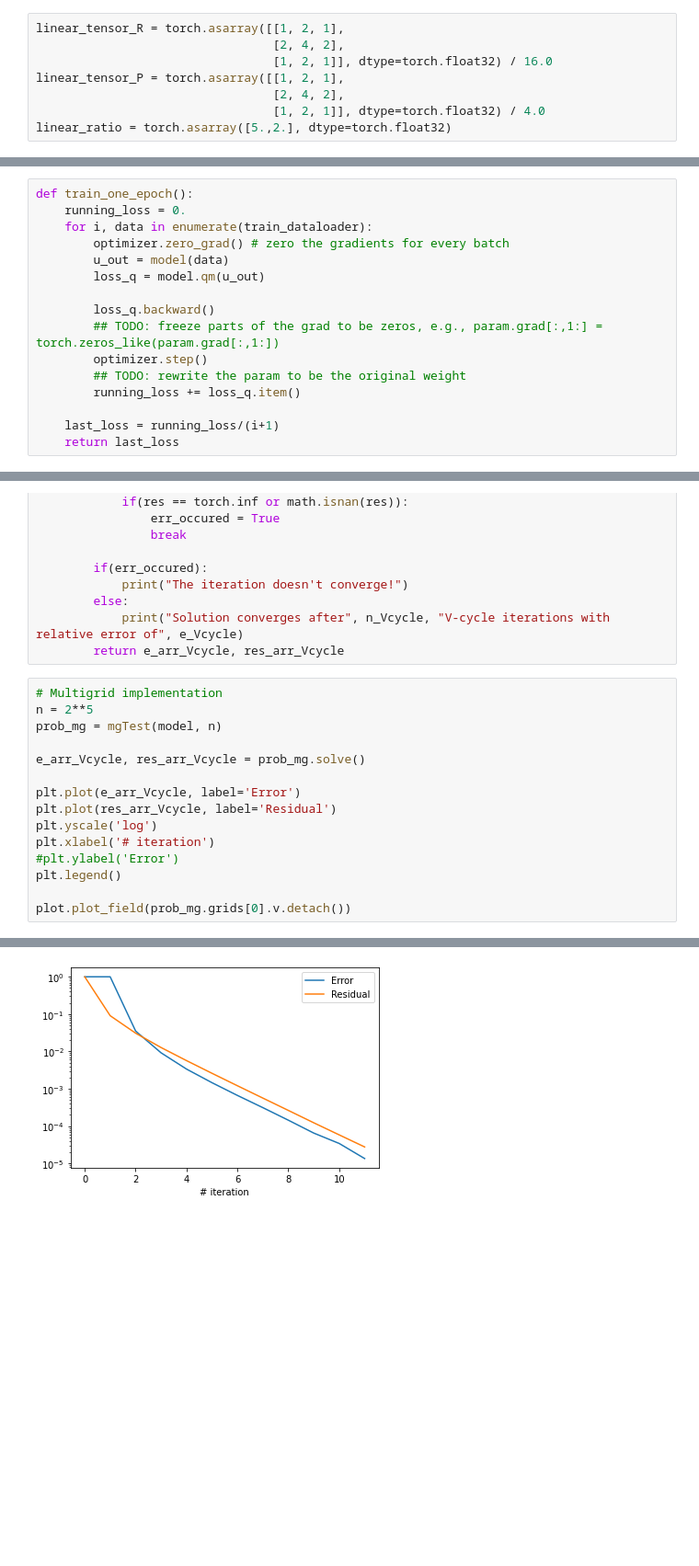
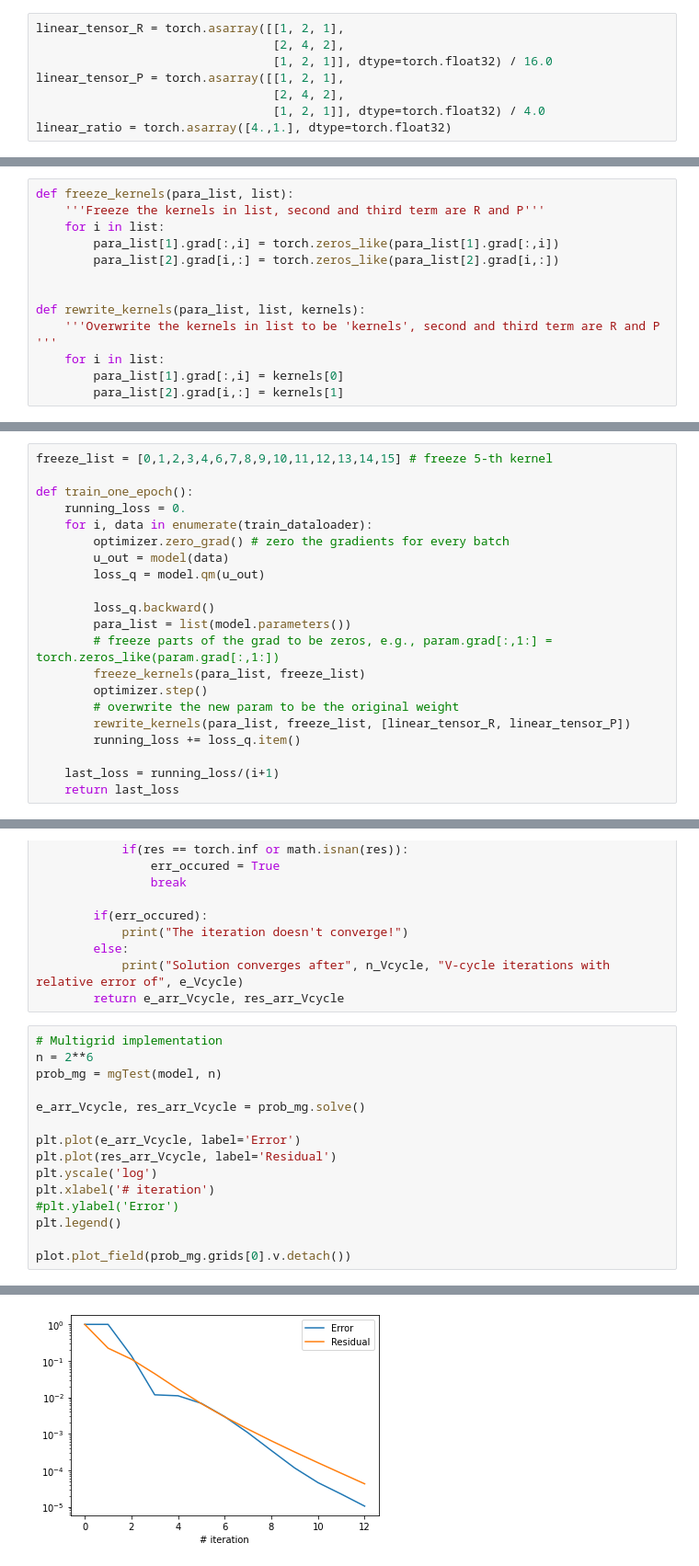
Before and after one commit to longfish/Multigrid-FEANet, a Jupyter notebook: MM-FEANet-interface_multigrid_rhs_kernel_split.ipynb, the cells around one changed output, grey strips where cells are left out. Shown at 92% size. Saved outputs shown, nothing was run; the diff lists cells and outputs as text; blank space fills up the shorter version.

Commit message:
learn the interface interpolation kernels

```diff
--- a/MM-FEANet-interface_multigrid_rhs_kernel_split.ipynb
+++ b/MM-FEANet-interface_multigrid_rhs_kernel_split.ipynb
@@ -40,7 +40,7 @@ linear_tensor_R = torch.asarray([[1, 2, 1],
 linear_tensor_P = torch.asarray([[1, 2, 1],
                                  [2, 4, 2],
                                  [1, 2, 1]], dtype=torch.float32) / 4.0
-linear_ratio = torch.asarray([5.,2.], dtype=torch.float32)
+linear_ratio = torch.asarray([4.,1.], dtype=torch.float32)
 # %%
 n = 2**4
 model = MultiGrid(n, linear_tensor_R, linear_tensor_P, linear_ratio)
@@ -130,0 +110,13 @@ Ratio: tensor([5., 2.])
+# %%
+def freeze_kernels(para_list, list):
+    '''Freeze the kernels in list, second and third term are R and P'''
+    for i in list:
+        para_list[1].grad[:,i] = torch.zeros_like(para_list[1].grad[:,i])
+        para_list[2].grad[i,:] = torch.zeros_like(para_list[2].grad[i,:])
+
+
+def rewrite_kernels(para_list, list, kernels):
+    '''Overwrite the kernels in list to be 'kernels', second and third term are R and P '''
+    for i in list:
+        para_list[1].grad[:,i] = kernels[0]
+        para_list[2].grad[i,:] = kernels[1]
@@ -131,4 +128,6 @@ Ratio: tensor([5., 2.])
 # %%
+freeze_list = [0,1,2,3,4,6,7,8,9,10,11,12,13,14,15] # freeze 5-th kernel
+
 def train_one_epoch():
     running_loss = 0.
     for i, data in enumerate(train_dataloader):
@@ -137,9 +136,12 @@ def train_one_epoch():
         loss_q = model.qm(u_out)
 
         loss_q.backward()
-        ## TODO: freeze parts of the grad to be zeros, e.g., param.grad[:,1:] = torch.zeros_like(param.grad[:,1:])
+        para_list = list(model.parameters())
+        # freeze parts of the grad to be zeros, e.g., param.grad[:,1:] = torch.zeros_like(param.grad[:,1:])
+        freeze_kernels(para_list, freeze_list)
         optimizer.step()
-        ## TODO: rewrite the param to be the original weight
+        # overwrite the new param to be the original weight
+        rewrite_kernels(para_list, freeze_list, [linear_tensor_R, linear_tensor_P])
         running_loss += loss_q.item()
 
     last_loss = running_loss/(i+1)
@@ -286,7 +315,7 @@ class mgTest(MultiGrid):
         return e_arr_Vcycle, res_arr_Vcycle
 # %%
 # Multigrid implementation
-n = 2**5
+n = 2**6
 prob_mg = mgTest(model, n)
 
 e_arr_Vcycle, res_arr_Vcycle = prob_mg.solve()
@@ -315 +345 @@ Solution converges after 11 V-cycle iterations with relative error of 1.35353563
-[figure, old version]
+[figure, new version]
```
Also changed, not shown: parts of 12 cells of this notebook, 1 other file.
